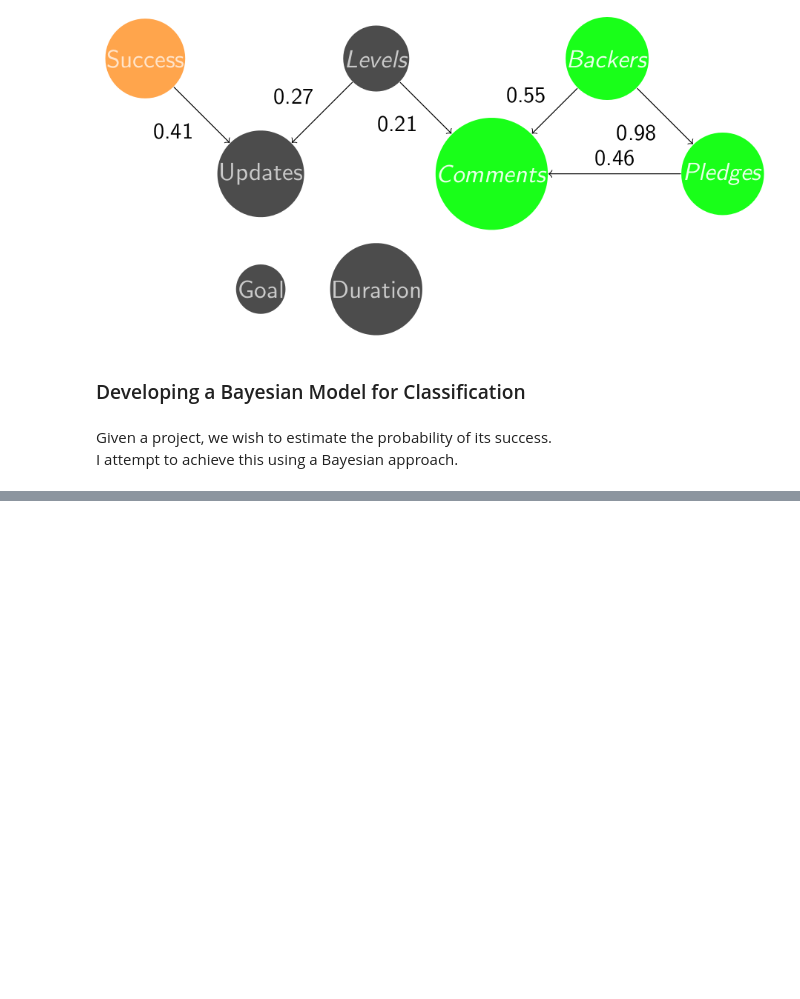
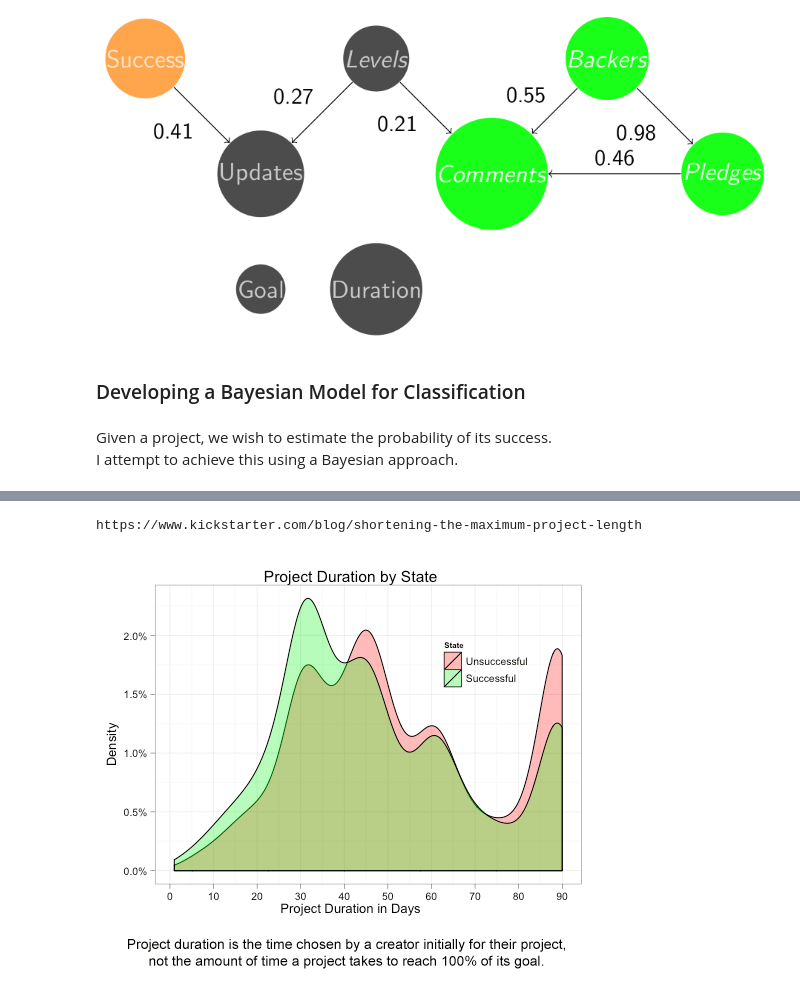
Before and after one commit to kevin11h/DataScienceModelingKickstarter, a Jupyter notebook: KickBack Machine Data EDA.ipynb, the cells around one changed output, grey strips where cells are left out. Saved outputs shown, nothing was run; the diff lists cells and outputs as text; code cells hidden in the pictures; blank space fills up the shorter version.

```diff
--- a/KickBack Machine Data EDA.ipynb
+++ b/KickBack Machine Data EDA.ipynb
@@ -824,0 +872,7 @@ Since the number of backers strongly correlates with pledge and comments, let's
+# %%
+src_url = 'https://www.kickstarter.com/blog/shortening-the-maximum-project-length'
+print src_url
+Image('https://s3.amazonaws.com/ksr/assets/000/000/878/ef0ecde23270b556718ae07eb364597b_large.png')
+# %% [output]
+https://www.kickstarter.com/blog/shortening-the-maximum-project-length
+[figure, added]
```
Also changed, not shown: parts of 20 cells of this notebook.
